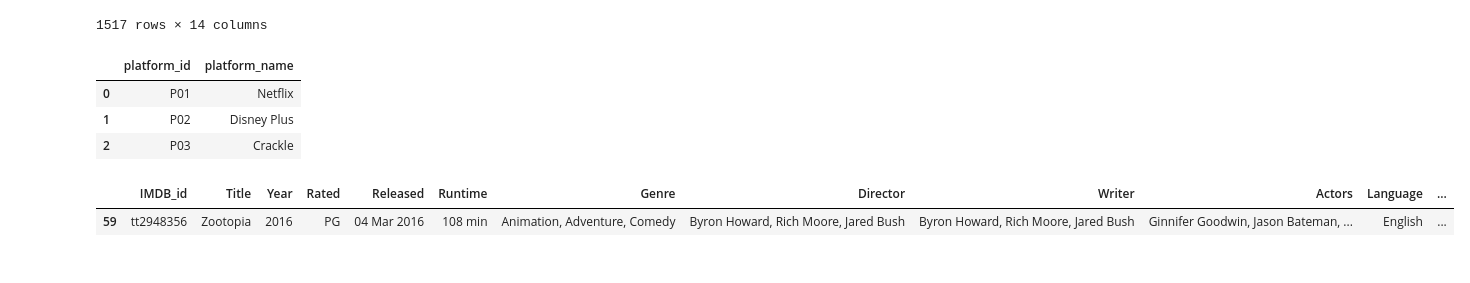
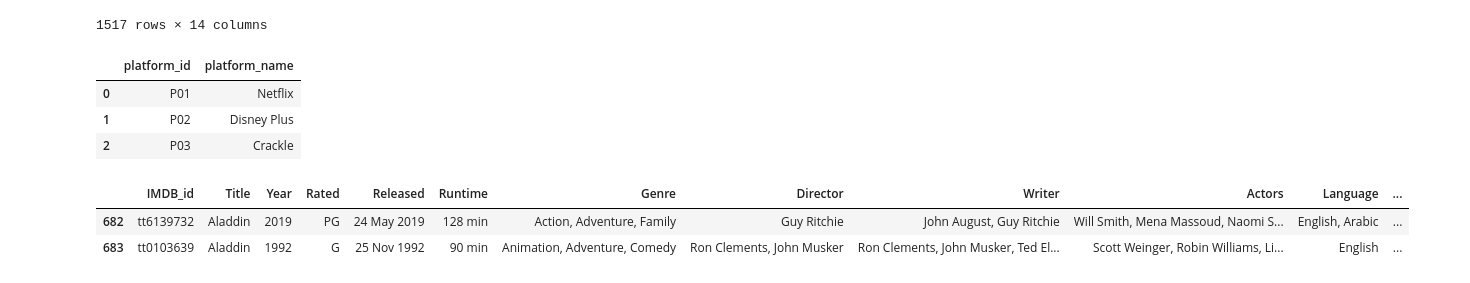
Before and after one commit to meetk5/Team-Project2, a Jupyter notebook: movies_merge.ipynb, the cells around one changed output. Saved outputs shown, nothing was run; the diff lists cells and outputs as text; code cells hidden in the pictures.

Commit message:
movies_merge data in process

```diff
--- a/movies_merge.ipynb
+++ b/movies_merge.ipynb
@@ -99,10 +99,11 @@ platform_db.to_csv("OutputData/platform.csv", index=False)
 # %%
 ######################################
 # %%
-movies_db.loc[movies_db["Title"] == "Zootopia"]
+movies_db.loc[movies_db["Title"] == "Aladdin"]
 # %% [output]
 |  | IMDB_id | Title | Year | Rated | Released | Runtime | Genre | Director | Writer | Actors | Language | ... |
-| 59 | tt2948356 | Zootopia | 2016 | PG | 04 Mar 2016 | 108 min | Animation, Adventure, Comedy | Byron Howard, Rich Moore, Jared Bush | Byron Howard, Rich Moore, Jared Bush | Ginnifer Goodwin, Jason Bateman, ... | English | ... |
+| 682 | tt6139732 | Aladdin | 2019 | PG | 24 May 2019 | 128 min | Action, Adventure, Family | Guy Ritchie | John August, Guy Ritchie | Will Smith, Mena Massoud, Naomi S... | English, Arabic | ... |
+| 683 | tt0103639 | Aladdin | 1992 | G | 25 Nov 1992 | 90 min | Animation, Adventure, Comedy | Ron Clements, John Musker | Ron Clements, John Musker, Ted El... | Scott Weinger, Robin Williams, Li... | English | ... |
 # %%
 xyz = netflix_df.copy()
 # %%
```
Also changed, not shown: 2 other files.
